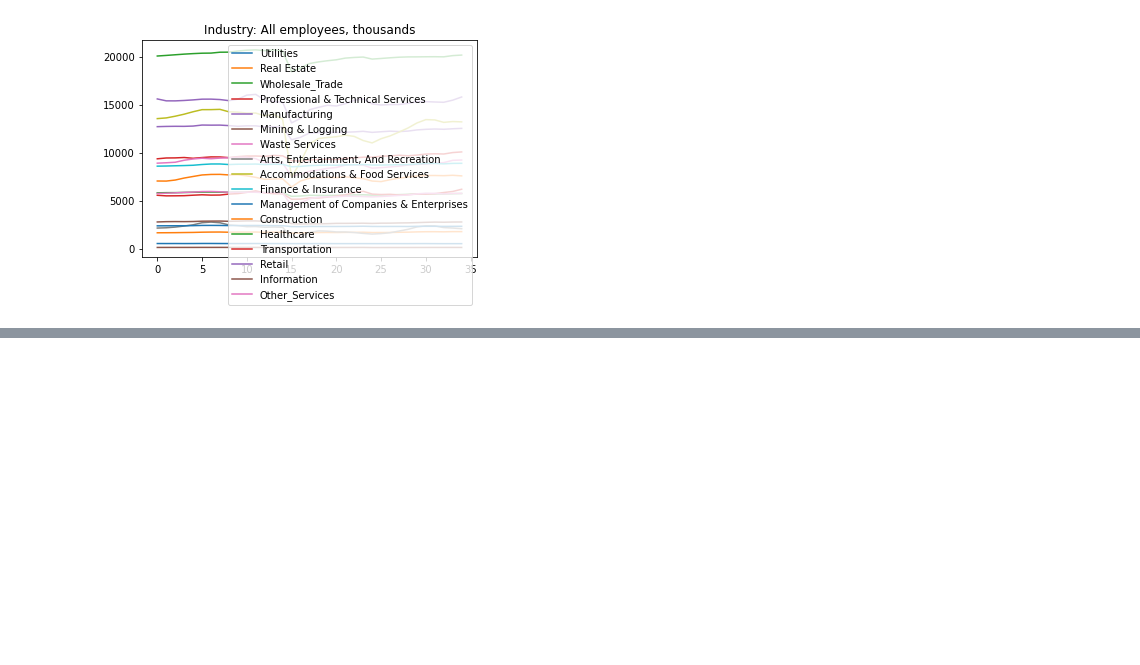
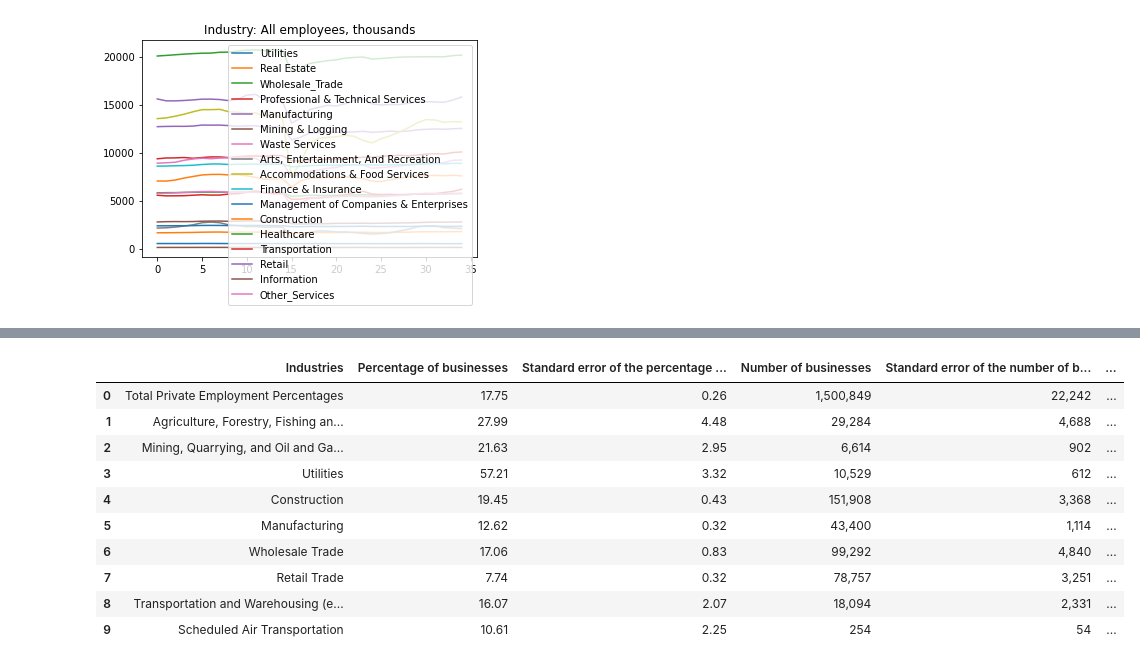
Before and after one commit to Quezadajl/Capstone, a Jupyter notebook: Notebooks/industry_data.ipynb, the cells around one changed output, grey strips where cells are left out. Saved outputs shown, nothing was run; the diff lists cells and outputs as text; code cells hidden in the pictures; blank space fills up the shorter version.

```diff
--- a/Notebooks/industry_data.ipynb
+++ b/Notebooks/industry_data.ipynb
@@ -241,8 +252,20 @@ bsn.head(10)
 # %%
 closure_data.to_csv('business_closure_data.csv')
 # %%
-non_closure_data = pd.read_csv('../data/non_closures.csv')
+non_closure_data = pd.read_csv('non_closures.csv')
 non_closure_data.head(10)
+# %% [output]
+|  | Industries | Percentage of businesses | Standard error of the percentage ... | Number of businesses | Standard error of the number of b... | ... |
+| 0 | Total Private Employment Percentages | 17.75 | 0.26 | 1,500,849 | 22,242 | ... |
+| 1 | Agriculture, Forestry, Fishing an... | 27.99 | 4.48 | 29,284 | 4,688 | ... |
+| 2 | Mining, Quarrying, and Oil and Ga... | 21.63 | 2.95 | 6,614 | 902 | ... |
+| 3 | Utilities | 57.21 | 3.32 | 10,529 | 612 | ... |
+| 4 | Construction | 19.45 | 0.43 | 151,908 | 3,368 | ... |
+| 5 | Manufacturing | 12.62 | 0.32 | 43,400 | 1,114 | ... |
+| 6 | Wholesale Trade | 17.06 | 0.83 | 99,292 | 4,840 | ... |
+| 7 | Retail Trade | 7.74 | 0.32 | 78,757 | 3,251 | ... |
+| 8 | Transportation and Warehousing (e... | 16.07 | 2.07 | 18,094 | 2,331 | ... |
+| 9 | Scheduled Air Transportation | 10.61 | 2.25 | 254 | 54 | ... |
 # %%
 non= non_closure_data.set_index('Industries').transpose()
 non.head(10)
```
Also changed, not shown: parts of 28 cells of this notebook, 9 other files.
